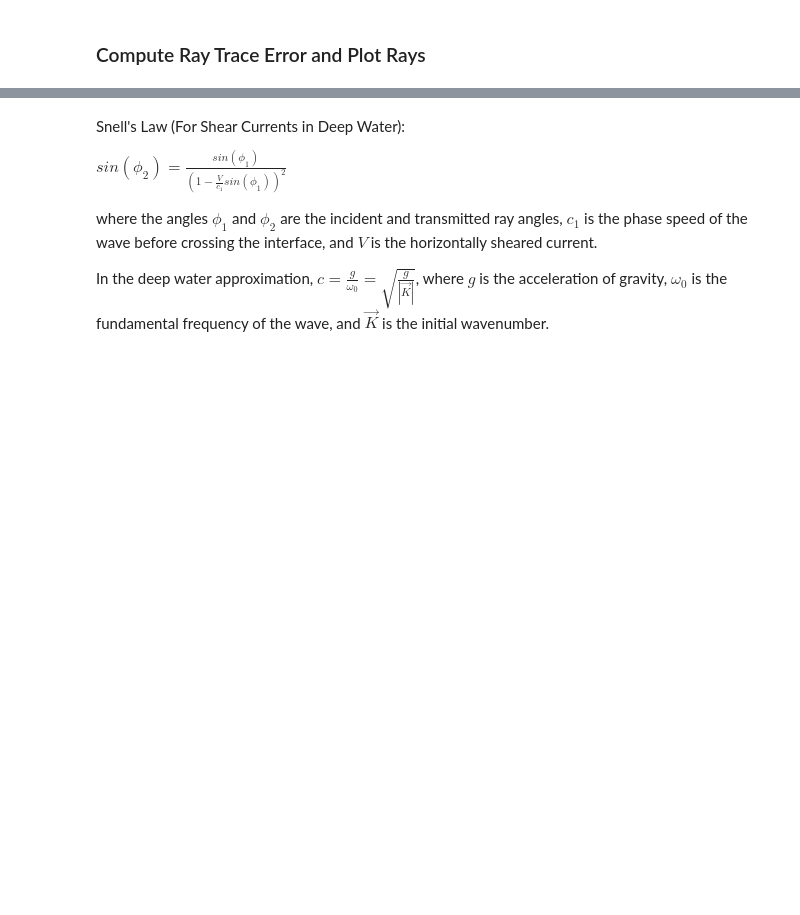
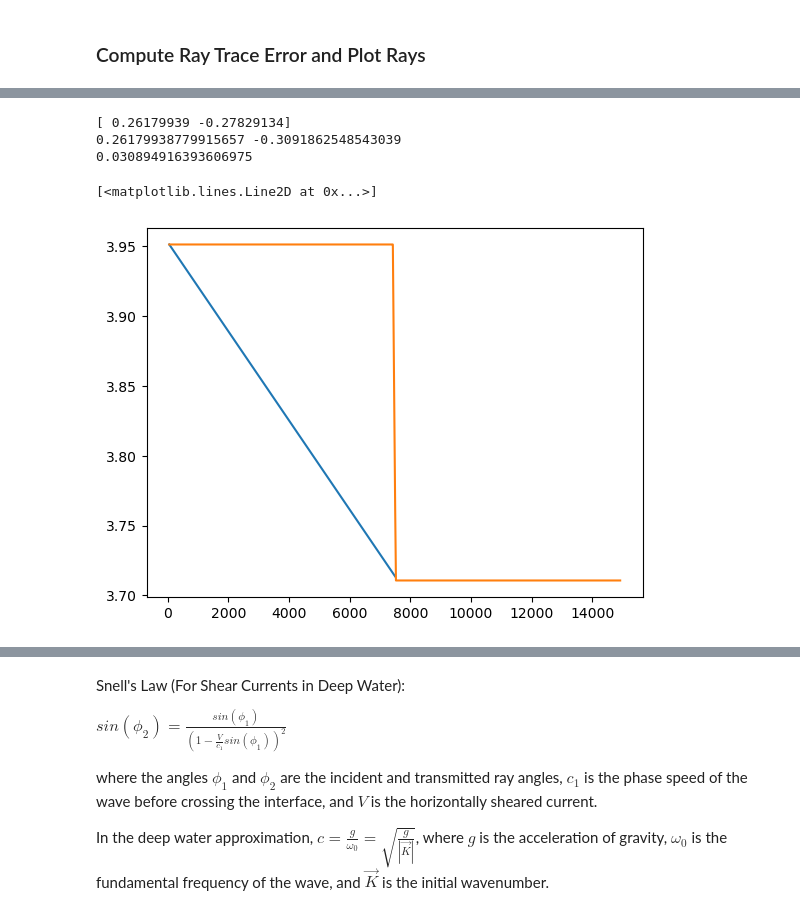
Before and after one commit to mines-oceanography/mantaray, a Jupyter notebook: notebooks/theoretical_comparison/snells_law_verification.ipynb, the cells around one changed output, grey strips where cells are left out. Drawn from its saved outputs; the diff is of its cells as text; code cells hidden in the pictures; blank space fills up the shorter version.

```diff
--- a/notebooks/theoretical_comparison/snells_law_verification.ipynb
+++ b/notebooks/theoretical_comparison/snells_law_verification.ipynb
@@ -284,3 +343,23 @@ Ray Trace Angle Percent Difference from Theory: [ 0.         65.80674367] %
+# %%
+trace_travel_angle = np.arctan2(np.diff(ray_evolution.y.values), np.diff(ray_evolution.x.values))
+analytical_travel_angle = np.arctan2(np.diff(ys_analytical), np.diff(xs_analytical))
+print(analytical_travel_angle)
+print(trace_travel_angle[10], trace_travel_angle[-10])
+travel_angle_diff = analytical_travel_angle[-1] - trace_travel_angle[-10]
+print(travel_angle_diff)
+# %% [output]
+[ 0.26179939 -0.27829134]
+0.26179938779915657 -0.3091862548543039
+0.030894916393606975
+# %%
+cs_analytical = c_deep(np.zeros_like(ks_analytical), ks_analytical)
+cs_trace = c_deep(np.zeros_like(ray_evolution.y), ray_evolution.k)
+cs_analytical[-1] = cs_analytical[-1]+0.02
+plt.plot(xs_analytical[:-1], cs_analytical)
+plt.plot(ray_evolution.x, cs_trace)
+# %% [output]
+[<matplotlib.lines.Line2D at 0x...>]
+[figure, added]
 # %%
 # Plot the Ray Comparisons
 fig, ax = plt.subplots()
```
Also changed, not shown: parts of 22 cells of this notebook.
